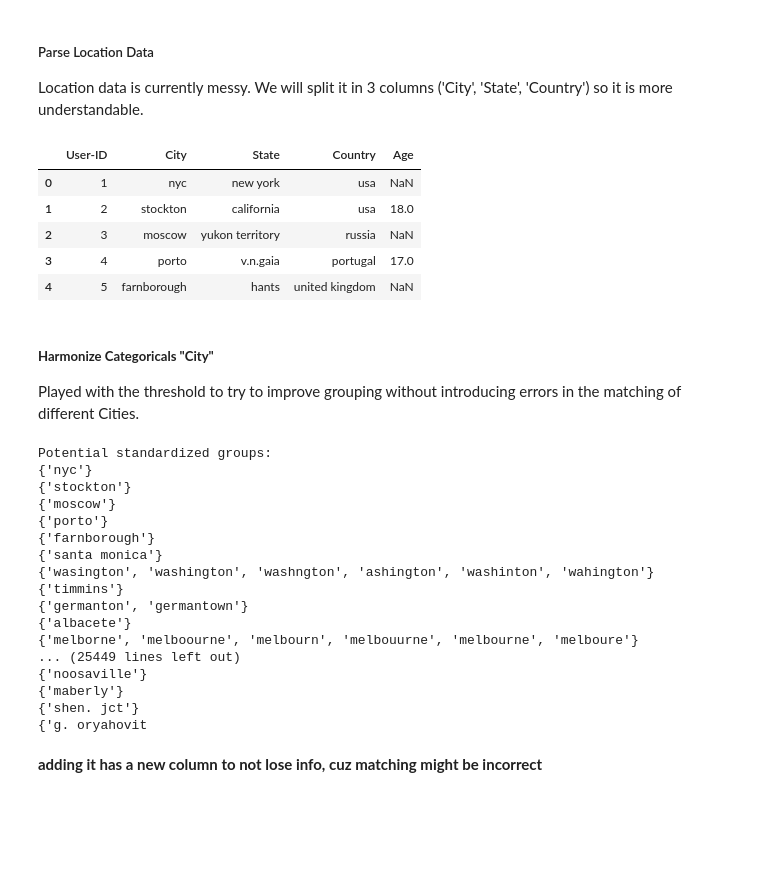
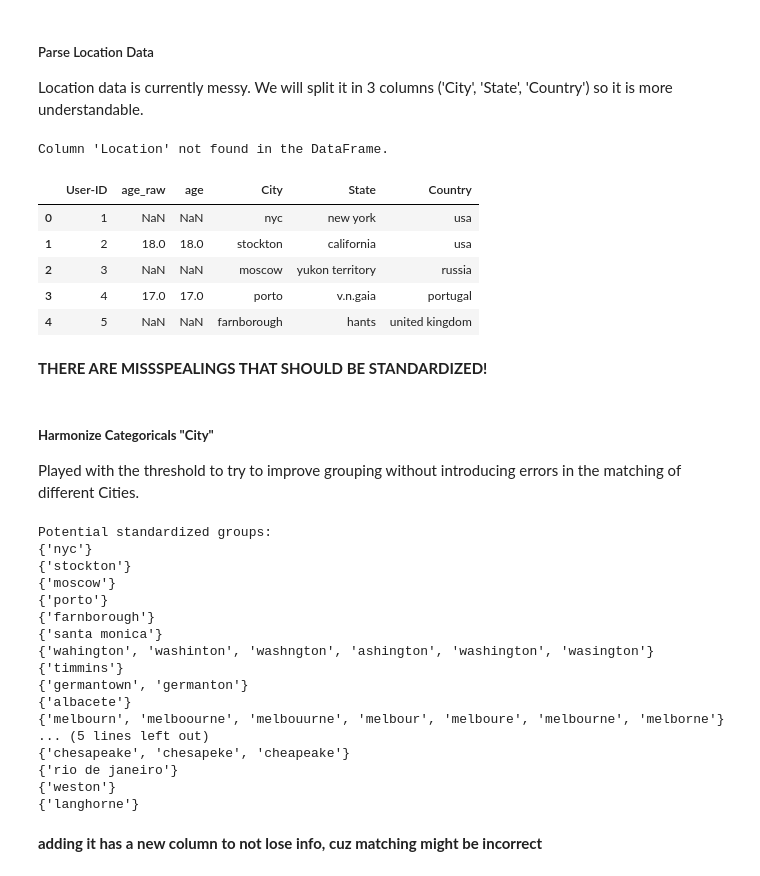
Before and after one commit to ijustsnapped/IPAI, a Jupyter notebook: Project_Raw.ipynb, the cells around one changed output. Drawn from its saved outputs; the diff is of its cells as text; code cells hidden in the pictures; blank space fills up the shorter version.

Commit message:
all data cleaning

```diff
--- a/Project_Raw.ipynb
+++ b/Project_Raw.ipynb
@@ -4306,0 +4563,4 @@ df.head()
+# %%
+df.rename(columns={"Age": "age_raw"}, inplace=True)
+df["age"] = df["age_raw"].replace(0, np.nan)
+df[df["age"].isnull()].head()
@@ -4306,0 +4624,5 @@ df.head()
+# %%
+df.replace(r'^\s*$', np.nan, regex=True, inplace=True)
+
+print("\nNull values per column (as percentage):")
+print(df.isna().mean() * 100)
@@ -4306,0 +4704,5 @@ df.head()
+# %%
+df.replace(r'^\s*$', np.nan, regex=True, inplace=True)
+
+print("\nNull values per column (as percentage):")
+print(df.isna().mean() * 100)
@@ -4348,34 +4778,41 @@ df[df["Age"] == 0]
 
 Location data is currently messy. We will split it in 3 columns ('City', 'State', 'Country') so it is more understandable.
 # %%
-# 'n=2' parameter ensures only the first two commas are used for splitting.
-df[['City', 'State', 'Country']] = df['Location'].str.split(',', n=2, expand=True)
+# Check if the 'Location' column exists before attempting to split it
+if 'Location' in df.columns:
+    # Split the 'Location' column into 'City', 'State', and 'Country'
+    df[['City', 'State', 'Country']] = df['Location'].str.split(',', n=2, expand=True)
 
-# Remove any leading/trailing whitespace from the new columns
-df['City'] = df['City'].str.strip()
-df['State'] = df['State'].str.strip()
-df['Country'] = df['Country'].str.strip()
+    # Remove any leading/trailing whitespace from the new columns
+    df['City'] = df['City'].str.strip()
+    df['State'] = df['State'].str.strip()
+    df['Country'] = df['Country'].str.strip()
 
-# Optionally, drop the original 'Location' column if it's no longer needed
-df.drop(columns=['Location'], inplace=True)
+    # Optionally, drop the original 'Location' column if it's no longer needed
+    df.drop(columns=['Location'], inplace=True)
+else:
+    print("Column 'Location' not found in the DataFrame.")
 
 # Verify the new structure by printing a sample
-df[['User-ID', 'City', 'State', 'Country', 'Age']].head()
+df.head()
 # %% [output]
+Column 'Location' not found in the DataFrame.
-|  | User-ID | City | State | Country | Age |
-| 0 | 1 | nyc | new york | usa | NaN |
-| 1 | 2 | stockton | california | usa | 18.0 |
-| 2 | 3 | moscow | yukon territory | russia | NaN |
-| 3 | 4 | porto | v.n.gaia | portugal | 17.0 |
-| 4 | 5 | farnborough | hants | united kingdom | NaN |
+|  | User-ID | age_raw | age | City | State | Country |
+| 0 | 1 | NaN | NaN | nyc | new york | usa |
+| 1 | 2 | 18.0 | 18.0 | stockton | california | usa |
+| 2 | 3 | NaN | NaN | moscow | yukon territory | russia |
+| 3 | 4 | 17.0 | 17.0 | porto | v.n.gaia | portugal |
+| 4 | 5 | NaN | NaN | farnborough | hants | united kingdom |
+# %% [markdown]
+**THERE ARE MISSSPEALINGS THAT SHOULD BE STANDARDIZED!**
 # %% [markdown]
 ##### **Harmonize Categoricals "City"**
 
 Played with the threshold to try to improve grouping without introducing errors in the matching of different Cities.
 # %%
-merged_groups = get_standardized_groups(df, 'City', threshold=94, scorer=fuzz.ratio)
+merged_groups = get_standardized_groups(df, 'City', threshold=93, scorer=fuzz.ratio)
 print("Potential standardized groups:")
-for group in merged_groups:
+for group in merged_groups[:20]:
     print(group)
 # %% [output]
 Potential standardized groups:
@@ -4385,16 +4822,16 @@ Potential standardized groups:
 {'porto'}
 {'farnborough'}
 {'santa monica'}
-{'wasington', 'washington', 'washngton', 'ashington', 'washinton', 'wahington'}
+{'wahington', 'washinton', 'washngton', 'ashington', 'washington', 'wasington'}
 {'timmins'}
-{'germanton', 'germantown'}
+{'germantown', 'germanton'}
 {'albacete'}
-{'melborne', 'melboourne', 'melbourn', 'melbouurne', 'melbourne', 'melboure'}
-... (25449 lines left out)
-{'noosaville'}
-{'maberly'}
-{'shen. jct'}
-{'g. oryahovit
+{'melbourn', 'melboourne', 'melbouurne', 'melbour', 'melboure', 'melbourne', 'melborne'}
+... (5 lines left out)
+{'chesapeake', 'chesapeke', 'cheapeake'}
+{'rio de janeiro'}
+{'weston'}
+{'langhorne'}
 # %% [markdown]
 **adding it has a new column to not lose info, cuz matching might be incorrect**
 # %%
```
Also changed, not shown: parts of 163 cells of this notebook.
